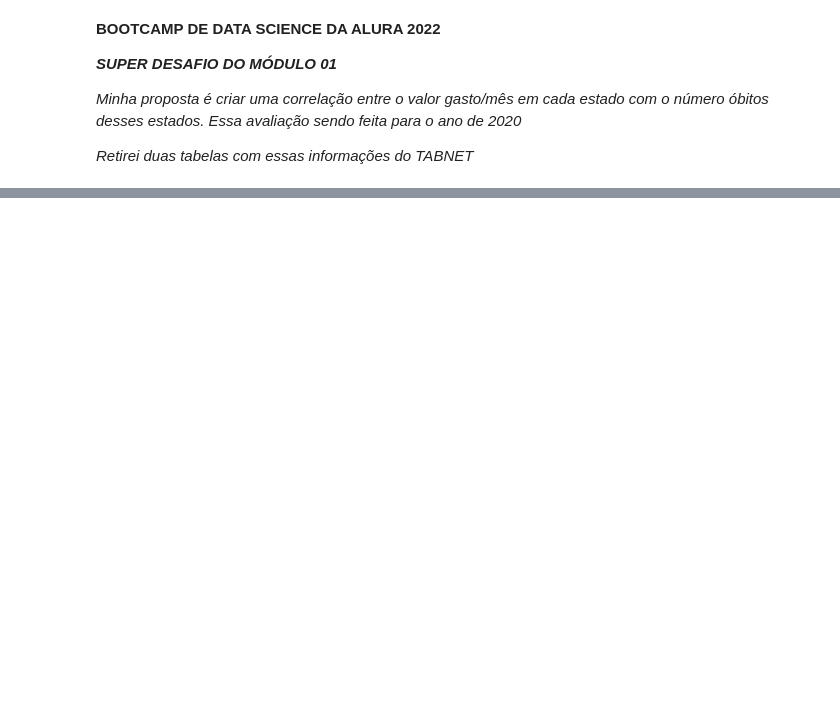
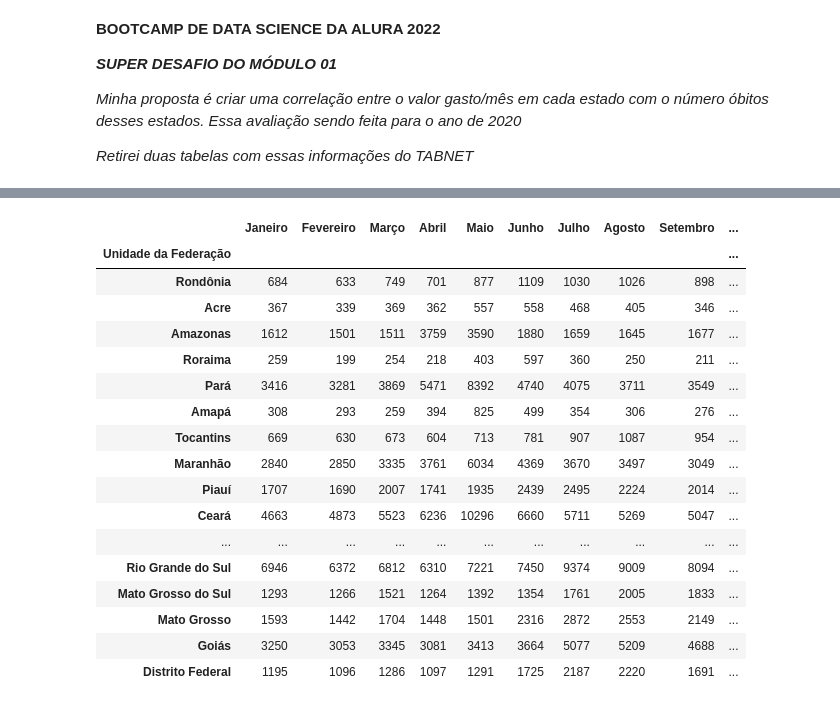
Before and after one commit to ricardosaj/Bootcamp-Data-Science-Alura, a Jupyter notebook: CadernoDoSuperDesafioModulo01.ipynb, the cells around one changed output, grey strips where cells are left out. Saved outputs shown, nothing was run; the diff lists cells and outputs as text; code cells hidden in the pictures; blank space fills up the shorter version.

```diff
--- a/CadernoDoSuperDesafioModulo01.ipynb
+++ b/CadernoDoSuperDesafioModulo01.ipynb
@@ -27,0 +66,23 @@ obitosporestadoem2020.head()
+# %%
+# Transformar a coluna "Unidade da Federação" no index
+obitosporestadoem2020.set_index('Unidade da Federação', inplace=True)
+obitosporestadoem2020
+# %% [output]
+|  | Janeiro | Fevereiro | Março | Abril | Maio | Junho | Julho | Agosto | Setembro | ... |
+| Unidade da Federação |  |  |  |  |  |  |  |  |  | ... |
+| Rondônia | 684 | 633 | 749 | 701 | 877 | 1109 | 1030 | 1026 | 898 | ... |
+| Acre | 367 | 339 | 369 | 362 | 557 | 558 | 468 | 405 | 346 | ... |
+| Amazonas | 1612 | 1501 | 1511 | 3759 | 3590 | 1880 | 1659 | 1645 | 1677 | ... |
+| Roraima | 259 | 199 | 254 | 218 | 403 | 597 | 360 | 250 | 211 | ... |
+| Pará | 3416 | 3281 | 3869 | 5471 | 8392 | 4740 | 4075 | 3711 | 3549 | ... |
+| Amapá | 308 | 293 | 259 | 394 | 825 | 499 | 354 | 306 | 276 | ... |
+| Tocantins | 669 | 630 | 673 | 604 | 713 | 781 | 907 | 1087 | 954 | ... |
+| Maranhão | 2840 | 2850 | 3335 | 3761 | 6034 | 4369 | 3670 | 3497 | 3049 | ... |
+| Piauí | 1707 | 1690 | 2007 | 1741 | 1935 | 2439 | 2495 | 2224 | 2014 | ... |
+| Ceará | 4663 | 4873 | 5523 | 6236 | 10296 | 6660 | 5711 | 5269 | 5047 | ... |
+| ... | ... | ... | ... | ... | ... | ... | ... | ... | ... | ... |
+| Rio Grande do Sul | 6946 | 6372 | 6812 | 6310 | 7221 | 7450 | 9374 | 9009 | 8094 | ... |
+| Mato Grosso do Sul | 1293 | 1266 | 1521 | 1264 | 1392 | 1354 | 1761 | 2005 | 1833 | ... |
+| Mato Grosso | 1593 | 1442 | 1704 | 1448 | 1501 | 2316 | 2872 | 2553 | 2149 | ... |
+| Goiás | 3250 | 3053 | 3345 | 3081 | 3413 | 3664 | 5077 | 5209 | 4688 | ... |
+| Distrito Federal | 1195 | 1096 | 1286 | 1097 | 1291 | 1725 | 2187 | 2220 | 1691 | ... |
```
Also changed, not shown: parts of 9 cells of this notebook.
